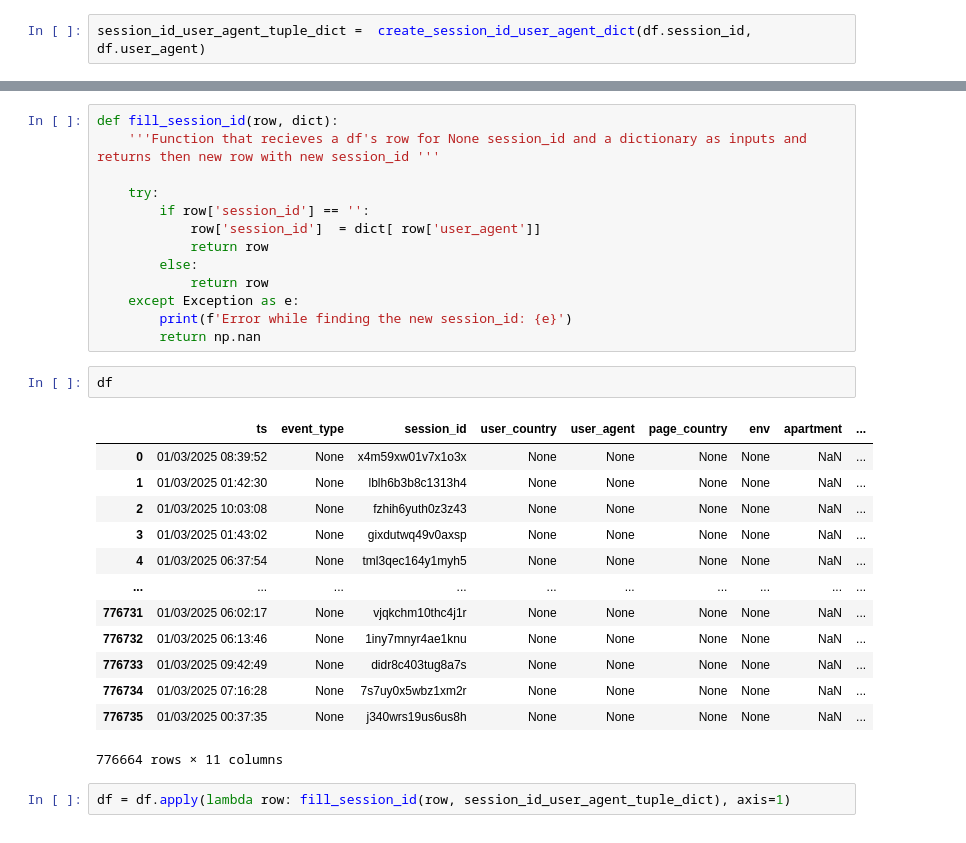
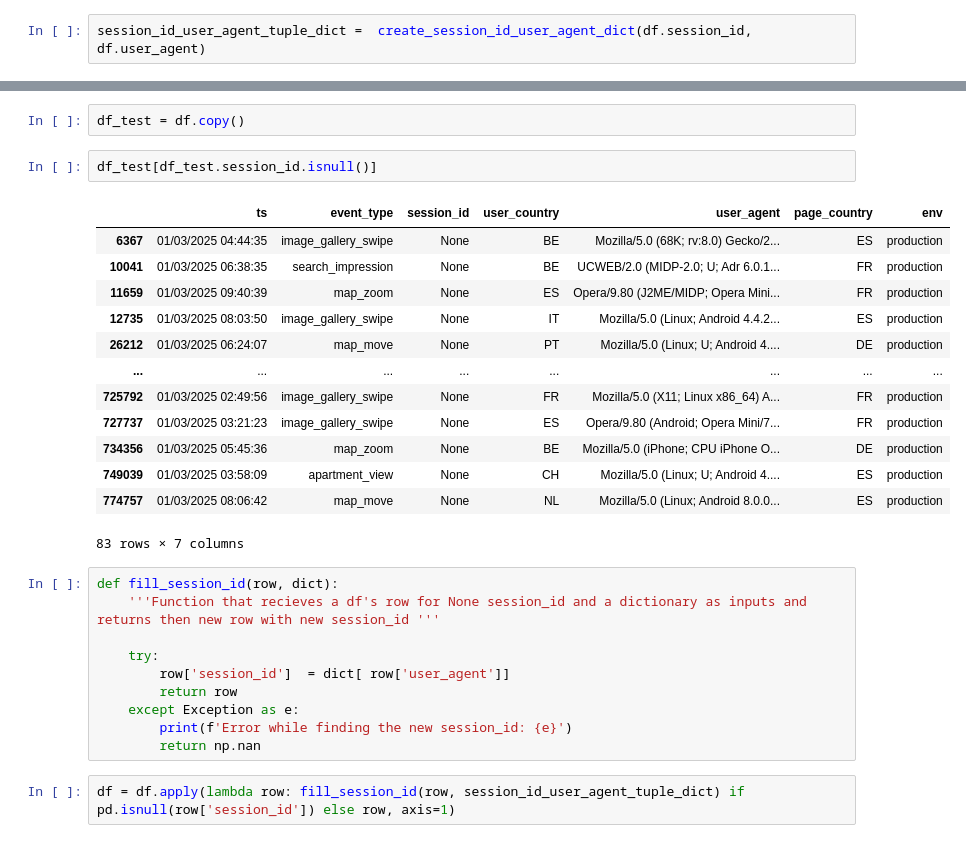
Before and after one commit to akisgazepidis/Data_Pipeline_Optimization, a Jupyter notebook: notebooks/EDA.ipynb, the cells around one changed output, grey strips where cells are left out. Saved outputs shown, nothing was run; the diff lists cells and outputs as text.

```diff
--- a/notebooks/EDA.ipynb
+++ b/notebooks/EDA.ipynb
@@ -432,31 +448,30 @@ session_id_user_agent_tuple_dict =  create_session_id_user_agent_dict(df.session
+# %%
+df_test = df.copy()
+# %%
+df_test[df_test.session_id.isnull()]
+# %% [output]
+|  | ts | event_type | session_id | user_country | user_agent | page_country | env |
+| 6367 | 01/03/2025 04:44:35 | image_gallery_swipe | None | BE | Mozilla/5.0 (68K; rv:8.0) Gecko/2... | ES | production |
+| 10041 | 01/03/2025 06:38:35 | search_impression | None | BE | UCWEB/2.0 (MIDP-2.0; U; Adr 6.0.1... | FR | production |
+| 11659 | 01/03/2025 09:40:39 | map_zoom | None | ES | Opera/9.80 (J2ME/MIDP; Opera Mini... | FR | production |
+| 12735 | 01/03/2025 08:03:50 | image_gallery_swipe | None | IT | Mozilla/5.0 (Linux; Android 4.4.2... | ES | production |
+| 26212 | 01/03/2025 06:24:07 | map_move | None | PT | Mozilla/5.0 (Linux; U; Android 4.... | DE | production |
+| ... | ... | ... | ... | ... | ... | ... | ... |
+| 725792 | 01/03/2025 02:49:56 | image_gallery_swipe | None | FR | Mozilla/5.0 (X11; Linux x86_64) A... | FR | production |
+| 727737 | 01/03/2025 03:21:23 | image_gallery_swipe | None | ES | Opera/9.80 (Android; Opera Mini/7... | FR | production |
+| 734356 | 01/03/2025 05:45:36 | map_zoom | None | BE | Mozilla/5.0 (iPhone; CPU iPhone O... | DE | production |
+| 749039 | 01/03/2025 03:58:09 | apartment_view | None | CH | Mozilla/5.0 (Linux; U; Android 4.... | ES | production |
+| 774757 | 01/03/2025 08:06:42 | map_move | None | NL | Mozilla/5.0 (Linux; Android 8.0.0... | ES | production |
+83 rows × 7 columns
 # %%
 def fill_session_id(row, dict):
     '''Function that recieves a df's row for None session_id and a dictionary as inputs and returns then new row with new session_id '''
 
     try:
-        if row['session_id'] == '':
-            row['session_id']  = dict[ row['user_agent']]
-            return row
-        else:
-            return row
+        row['session_id']  = dict[ row['user_agent']]
+        return row
     except Exception as e:
         print(f'Error while finding the new session_id: {e}')
         return np.nan
-# %%
-df
-# %% [output]
-|  | ts | event_type | session_id | user_country | user_agent | page_country | env | apartment | ... |
-| 0 | 01/03/2025 08:39:52 | None | x4m59xw01v7x1o3x | None | None | None | None | NaN | ... |
-| 1 | 01/03/2025 01:42:30 | None | lblh6b3b8c1313h4 | None | None | None | None | NaN | ... |
-| 2 | 01/03/2025 10:03:08 | None | fzhih6yuth0z3z43 | None | None | None | None | NaN | ... |
-| 3 | 01/03/2025 01:43:02 | None | gixdutwq49v0axsp | None | None | None | None | NaN | ... |
-| 4 | 01/03/2025 06:37:54 | None | tml3qec164y1myh5 | None | None | None | None | NaN | ... |
-| ... | ... | ... | ... | ... | ... | ... | ... | ... | ... |
-| 776731 | 01/03/2025 06:02:17 | None | vjqkchm10thc4j1r | None | None | None | None | NaN | ... |
-| 776732 | 01/03/2025 06:13:46 | None | 1iny7mnyr4ae1knu | None | None | None | None | NaN | ... |
-| 776733 | 01/03/2025 09:42:49 | None | didr8c403tug8a7s | None | None | None | None | NaN | ... |
-| 776734 | 01/03/2025 07:16:28 | None | 7s7uy0x5wbz1xm2r | None | None | None | None | NaN | ... |
-| 776735 | 01/03/2025 00:37:35 | None | j340wrs19us6us8h | None | None | None | None | NaN | ... |
-776664 rows × 11 columns
 # %%
-df = df.apply(lambda row: fill_session_id(row, session_id_user_agent_tuple_dict), axis=1)
+df = df.apply(lambda row: fill_session_id(row, session_id_user_agent_tuple_dict) if pd.isnull(row['session_id']) else row, axis=1)
```
Also changed, not shown: parts of 21 cells of this notebook, 2 other files.
